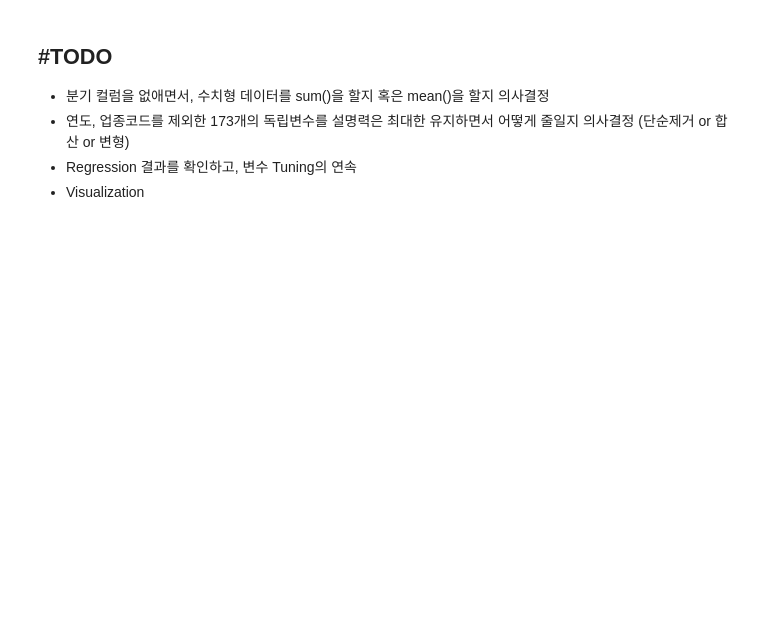
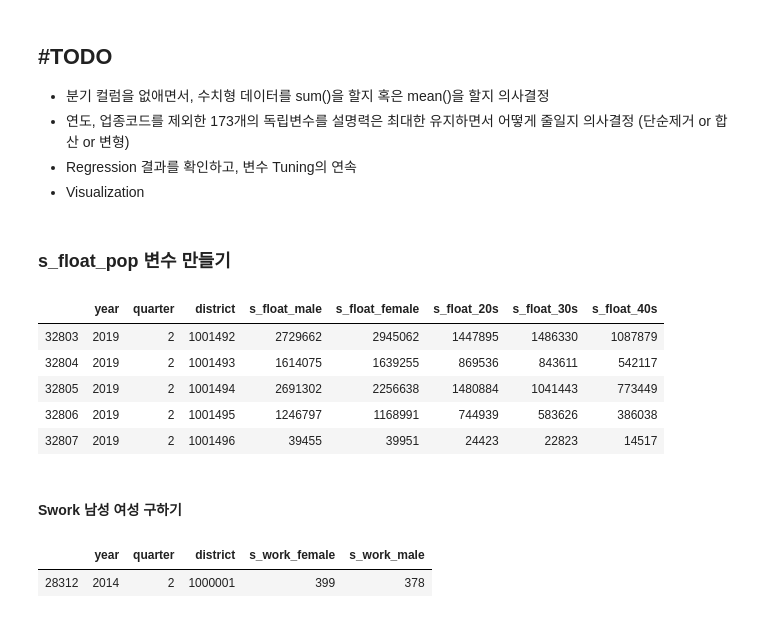
Before and after one commit to dayoungMM/Regression_project, a Jupyter notebook: 01_EDA.ipynb, the cells around one changed output. Saved outputs shown, nothing was run; the diff lists cells and outputs as text; code cells hidden in the pictures; blank space fills up the shorter version.

```diff
--- a/01_EDA.ipynb
+++ b/01_EDA.ipynb
@@ -807,3 +803,41 @@ memory usage: 531.8+ MB
 - 연도, 업종코드를 제외한 173개의 독립변수를 설명력은 최대한 유지하면서 어떻게 줄일지 의사결정 (단순제거 or 합산 or 변형)
 - Regression 결과를 확인하고, 변수 Tuning의 연속
 - Visualization
+# %% [markdown]
+### s_float_pop 변수 만들기
+# %%
+s_float_pop = pd.read_csv('raw_data/s_floatPop.csv', encoding = 'euc-kr')
+# %%
+# 조건에 맞는 컬럼명만 골라내기
+s_float_male_col=s_float_pop.columns[3:255]
+s_float_female_col= s_float_pop.columns[256:]
+s_float_20s = []
+s_float_30s = []
+s_float_40s = []
+
+for i in s_float_pop.columns:
+    if "20s" in i:
+        s_float_20s.append(i)
+
+    elif "30s" in i:
+        s_float_30s.append(i)
+
+    elif "40s" in i:
+        s_float_40s.append(i)
+# %%
+# 각 행마다 sum하고, s_float_pop에 새 컬럼 추가하기
+s_float_pop['s_float_male'] = s_float_pop[s_float_pop.columns[3:255]].T.sum()
+s_float_pop['s_float_female'] = s_float_pop[s_float_female_col].T.sum()
+s_float_pop['s_float_20s'] = s_float_pop[s_float_20s].T.sum()
+s_float_pop['s_float_30s'] = s_float_pop[s_float_30s].T.sum()
+s_float_pop['s_float_40s'] = s_float_pop[s_float_40s].T.sum()
+# %%
+s_float_pops=pd.concat([s_float_pop[s_float_pop.columns[:3]],s_float_pop[s_float_pop.columns[-5:]]], axis=1)
+s_float_pops.tail()
+# %% [output]
+|  | year | quarter | district | s_float_male | s_float_female | s_float_20s | s_float_30s | s_float_40s |
+| 32803 | 2019 | 2 | 1001492 | 2729662 | 2945062 | 1447895 | 1486330 | 1087879 |
+| 32804 | 2019 | 2 | 1001493 | 1614075 | 1639255 | 869536 | 843611 | 542117 |
+| 32805 | 2019 | 2 | 1001494 | 2691302 | 2256638 | 1480884 | 1041443 | 773449 |
+| 32806 | 2019 | 2 | 1001495 | 1246797 | 1168991 | 744939 | 583626 | 386038 |
+| 32807 | 2019 | 2 | 1001496 | 39455 | 39951 | 24423 | 22823 | 14517 |
@@ -809,0 +853,2 @@ memory usage: 531.8+ MB
+# %% [markdown]
+#### Swork 남성 여성 구하기
@@ -809,0 +864,6 @@ memory usage: 531.8+ MB
+# %%
+s_works=s_work[['year', 'quarter', 'district','s_work_female', 's_work_male']]
+s_works.tail(1)
+# %% [output]
+|  | year | quarter | district | s_work_female | s_work_male |
+| 28312 | 2014 | 2 | 1000001 | 399 | 378 |
```
Also changed, not shown: parts of 21 cells of this notebook, 2 other files.
